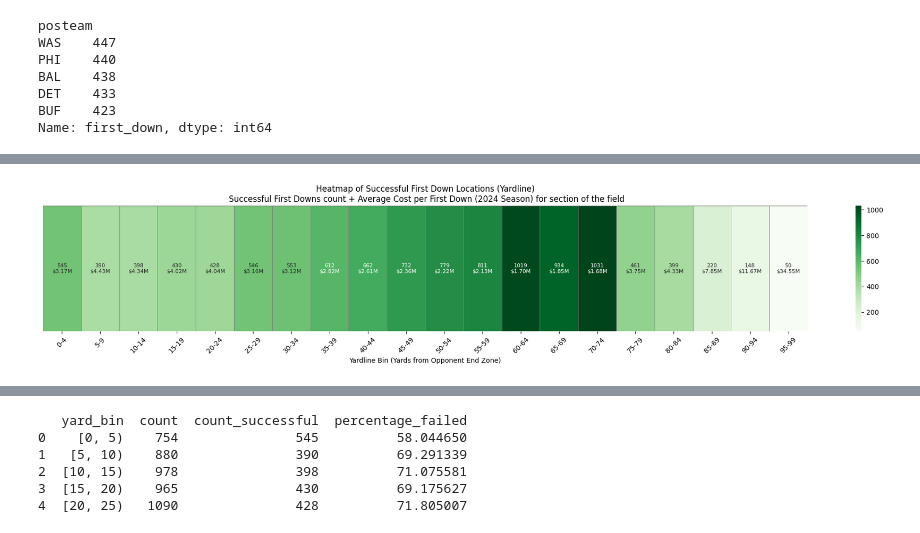
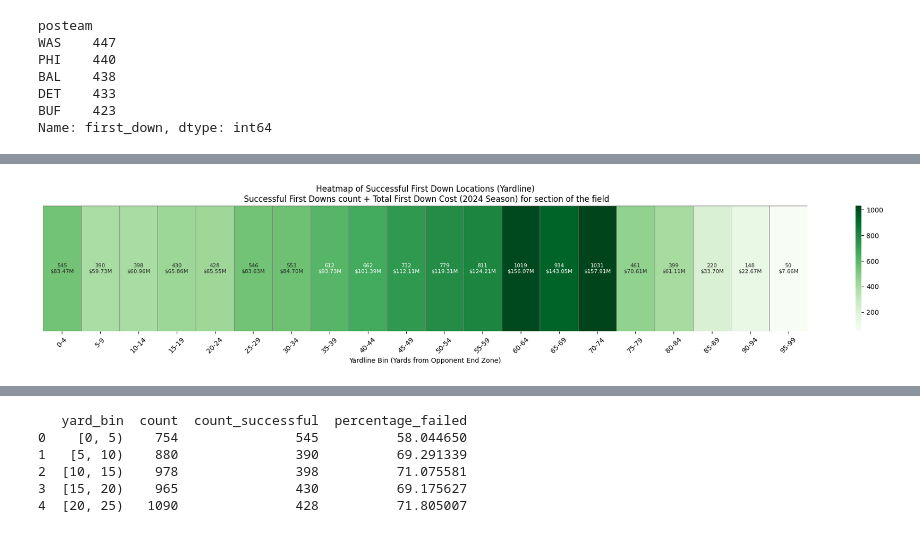
Before and after one commit to azcao95/group-25-mads-milestone-1, a Jupyter notebook: first_down.ipynb, the cells around one changed output, grey strips where cells are left out. Saved outputs shown, nothing was run; the diff lists cells and outputs as text; code cells hidden in the pictures.

```diff
--- a/first_down.ipynb
+++ b/first_down.ipynb
@@ -176,16 +225,15 @@ active_offensive_players = active_roster_data[
 ]
 
 # Get only unique player names
-active_offensive_players = active_offensive_players[['player_name', 'team', 'position']].drop_duplicates()
+active_offensive_players = active_offensive_players[['player_name', 'team', 'position', 'player_id']].drop_duplicates()
 
 active_offensive_players
 
 # Merge active offensive players with salary data
 active_offensive_players = pd.merge(
     active_offensive_players,
-    player_salary_df[['player_name_x', 'base_salary']],
-    left_on='player_name',
-    right_on='player_name_x',
+    player_salary_df[['player_name_x', 'base_salary', 'player_id']],
+    on= 'player_id',
     how='left'
 )
 
@@ -254,0 +308,7 @@ team_first_downs_with_salary.head()
+# %%
+team_first_downs_with_salary['salary_per_first_down'] = team_first_downs_with_salary['total_salary'] / team_first_downs_with_salary['first_downs']
+# Display the final DataFrame
+
+team_first_downs_with_salary = team_first_downs_with_salary.sort_values(by='salary_per_first_down', ascending=True)
+
+team_first_downs_with_salary.head()
@@ -320,37 +394,40 @@ first_down_plays['yard_bin'] = pd.cut(first_down_plays['yardline_100'], bins=ran
 
 # Count first downs per bin
 yard_counts = first_down_plays.groupby('yard_bin').size().reset_index(name='count')
 
-# Get Average salary per first down by yardline bin
-yard_counts['average_cost_per_first_down'] = (
-    total_salary / yard_counts['count'].replace(0, np.nan)  # Avoid division by zero
+# Total cost per first down for each yard bin
+yard_counts['total_cost_per_first_down'] = (
+    average_salary_per_first_down * yard_counts['count'].replace(0, np.nan)
 )
+
+# print(yard_counts['total_cost_per_first_down'].sum())
+
 # Create annotations for the heatmap with average cost per first down
 annotations = []
 for i, row in yard_counts.iterrows():
-    cost = row['average_cost_per_first_down']
+    cost = row['total_cost_per_first_down']
     if pd.isna(cost):
         cost_str = "N/A"
     elif cost >= 1000000:
         cost_str = f"${cost/1000000:.2f}M"
     elif cost >= 1000:
         cost_str = f"${cost/1000:.0f}k"
     else:
         cost_str = f"${cost:.0f}"
     annotations.append(f"{row['count']}\n{cost_str}")
 
 # Create the heatmap with custom annotations
 plt.figure(figsize=(20, 4))
 sns.heatmap([yard_counts['count']], cmap='Greens', cbar=True, linewidths=0.5, linecolor='gray',
             annot=[annotations], fmt='', annot_kws={'fontsize': 8})
 
-plt.title('Heatmap of Successful First Down Locations (Yardline)\n Successful First Downs count + Average Cost per First Down (2024 Season) for section of the field')
+plt.title('Heatmap of Successful First Down Locations (Yardline)\n Successful First Downs count + Total First Down Cost (2024 Season) for section of the field')
 plt.yticks([], [])  # Hide y-axis ticks since it's just one row
 plt.xticks(ticks=[i + 0.5 for i in range(len(yard_counts))], labels=[f"{int(interval.left)}-{int(interval.right-1)}" for interval in yard_counts['yard_bin']], rotation=45)
 plt.xlabel('Yardline Bin (Yards from Opponent End Zone)')
 
 plt.tight_layout()
 plt.show()
 # %% [output]
-[figure, old version]
+[figure, new version]
 # %% [markdown]
```
Also changed, not shown: parts of 28 cells of this notebook.
